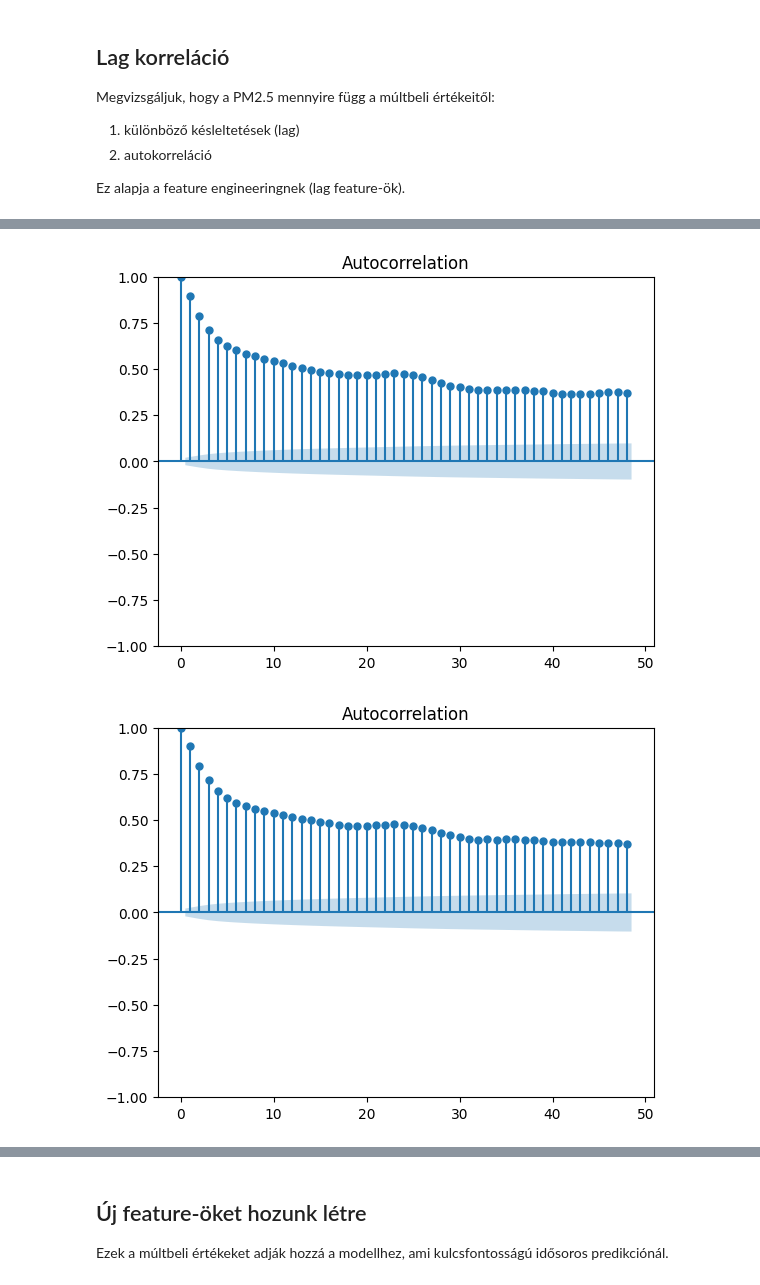
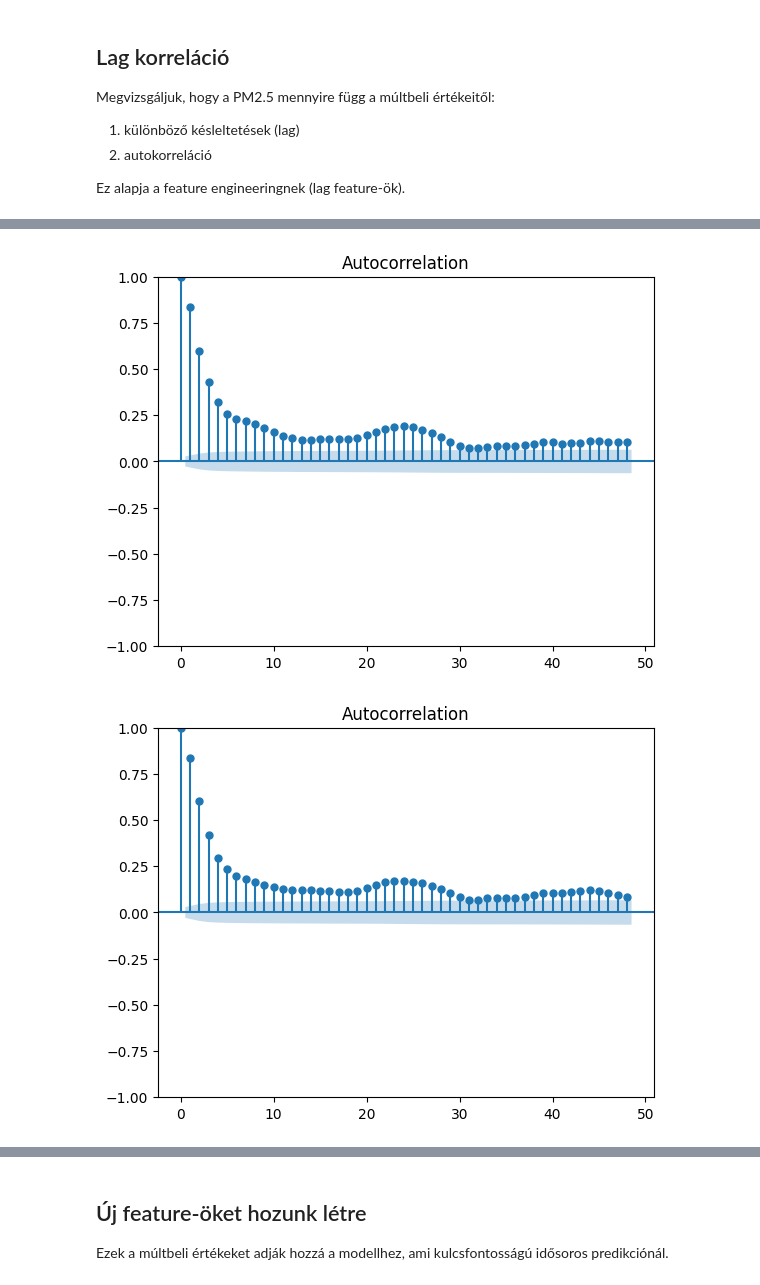
Before and after one commit to YXLG5V/pm25_forecast, a Jupyter notebook: notebooks/02_FE.ipynb, the cells around one changed output, grey strips where cells are left out. Cells and saved outputs as stored; diff of their text form; code cells hidden in the pictures.

```diff
--- a/notebooks/02_FE.ipynb
+++ b/notebooks/02_FE.ipynb
@@ -42,0 +45,5 @@ df.head()
+# %%
+split_date = "2025-09-01"
+
+train_df = df[df.index < split_date].copy()
+test_df  = df[df.index >= split_date].copy()
@@ -104,7 +176,7 @@ plt.show()
 # %%
-for loc in df["location"].unique():
-    plot_acf(df[df["location"]==loc]["pm25"].dropna(), lags=48)
+for loc in train_df["location"].unique():
+    plot_acf(train_df[train_df["location"]==loc]["pm25"].dropna(), lags=48)
 plt.show()
 # %% [output]
-[figure, old version]
+[figure, new version]
-[figure, old version]
+[figure, new version]
```
Also changed, not shown: parts of 21 cells of this notebook, 24 other files.
